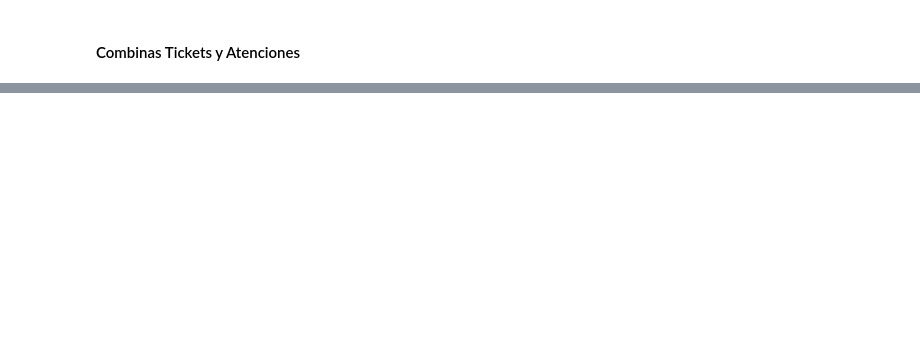
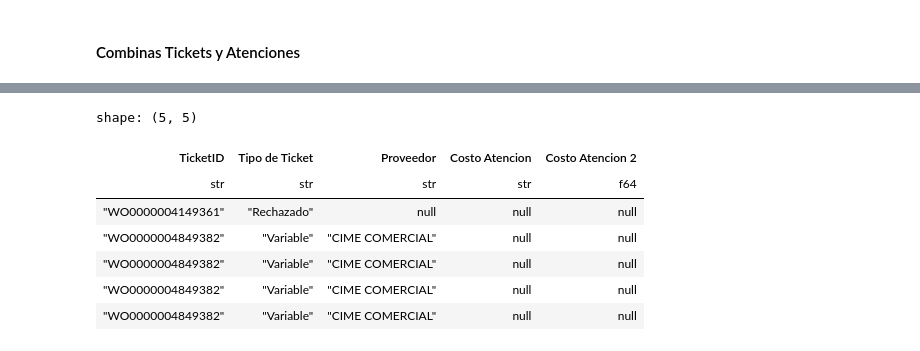
Before and after one commit to Tamara3105/Python-for-ETL-E1, a Jupyter notebook: Proceso_ETL.ipynb, the cells around one changed output, grey strips where cells are left out. Cells and saved outputs as stored; diff of their text form; code cells hidden in the pictures; blank space fills up the shorter version.

```diff
--- a/Proceso_ETL.ipynb
+++ b/Proceso_ETL.ipynb
@@ -287,5 +287,5 @@ shape: (10, 4)
 # %%
-Atenciones.select(
+Atenciones= Atenciones.select(
     pl.col('Numero Ticket').alias('TicketID'),
     'Tipo de Ticket', 'Proveedor',
     pl.col('Costo Atencion').str.strip_chars()
@@ -334,0 +326,11 @@ Atenciones =Atenciones.with_columns(
+# %%
+Atenciones.head()
+# %% [output]
+shape: (5, 5)
+| TicketID | Tipo de Ticket | Proveedor | Costo Atencion | Costo Atencion 2 |
+| str | str | str | str | f64 |
+| "WO0000004149361" | "Rechazado" | null | null | null |
+| "WO0000004849382" | "Variable" | "CIME COMERCIAL" | null | null |
+| "WO0000004849382" | "Variable" | "CIME COMERCIAL" | null | null |
+| "WO0000004849382" | "Variable" | "CIME COMERCIAL" | null | null |
+| "WO0000004849382" | "Variable" | "CIME COMERCIAL" | null | null |
```
Also changed, not shown: parts of 4 cells of this notebook, 1 other file.
